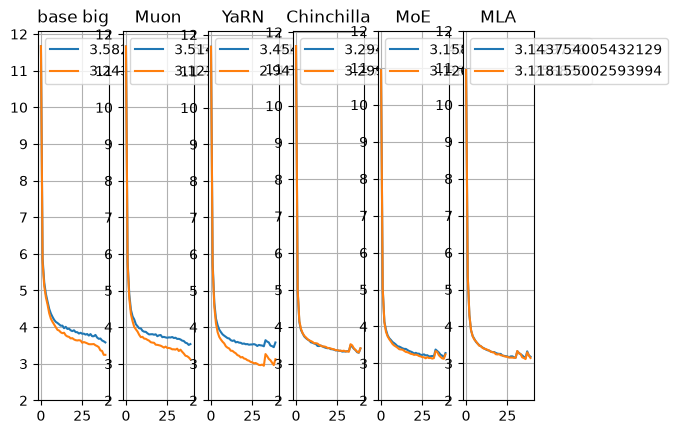
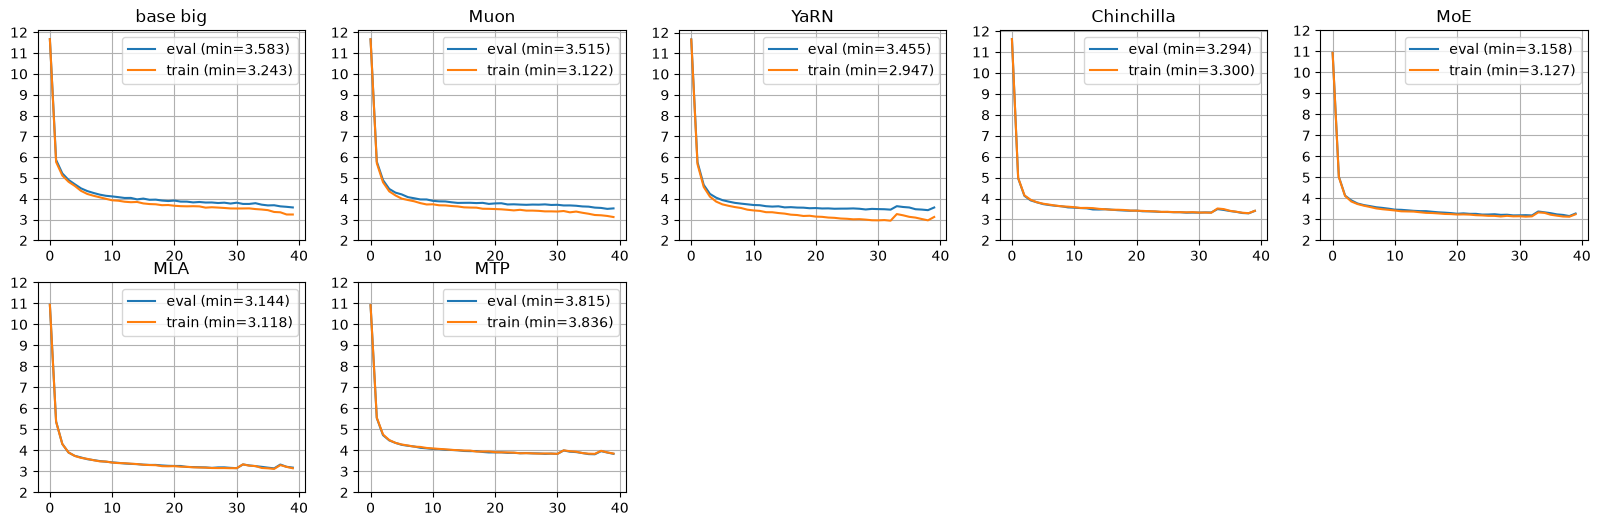
Code edit (unified diff) that turned the first committed figure into the second:
--- before
+++ after
@@ -2,16 +2,25 @@
 import json
 import numpy as np
+import math
 
 with open("stats.txt", "r") as f:
-    n_lines = sum(1 for _ in f)
-    f.seek(0)
-    for line in range(n_lines):
-        line_data = json.loads(f.readline())
-        plt.subplot(1, n_lines, line+1)
-        plt.plot(line_data["eval_loss_stats"])
-        plt.plot(np.array(line_data["train_loss_stats"]))
-        plt.legend([min(line_data["eval_loss_stats"]), min(line_data["train_loss_stats"])]) 
-        plt.title(line_data["name"])
-        plt.yticks(np.arange(2, 13, 1))
-        plt.grid()
-    plt.show()
+    lines = [json.loads(line) for line in f]
+
+n_lines = len(lines)
+n_cols = 5
+n_rows = math.ceil(n_lines / n_cols)
+
+plt.figure(figsize=(4 * n_cols, 3 * n_rows))
+
+for i, line_data in enumerate(lines):
+    plt.subplot(n_rows, n_cols, i + 1)
+    eval_loss = line_data["eval_loss_stats"]
+    train_loss = np.array(line_data["train_loss_stats"])
+    plt.plot(eval_loss, label=f"eval (min={min(eval_loss):.3f})")
+    plt.plot(train_loss, label=f"train (min={min(train_loss):.3f})")
+    plt.legend()
+    plt.title(line_data["name"])
+    plt.yticks(np.arange(2, 13, 1))
+    plt.grid()
+
+plt.show()

Commit: (P2) MTP